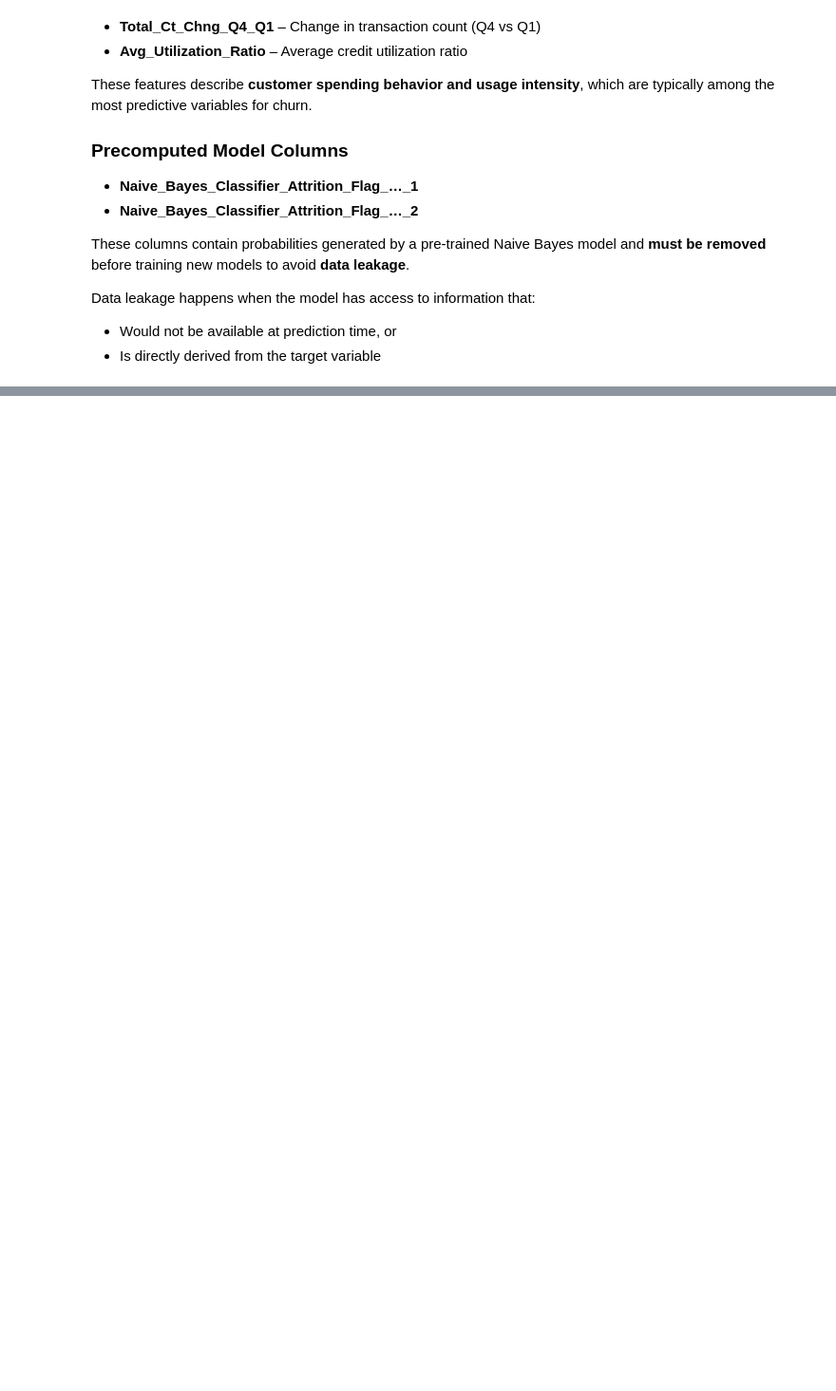
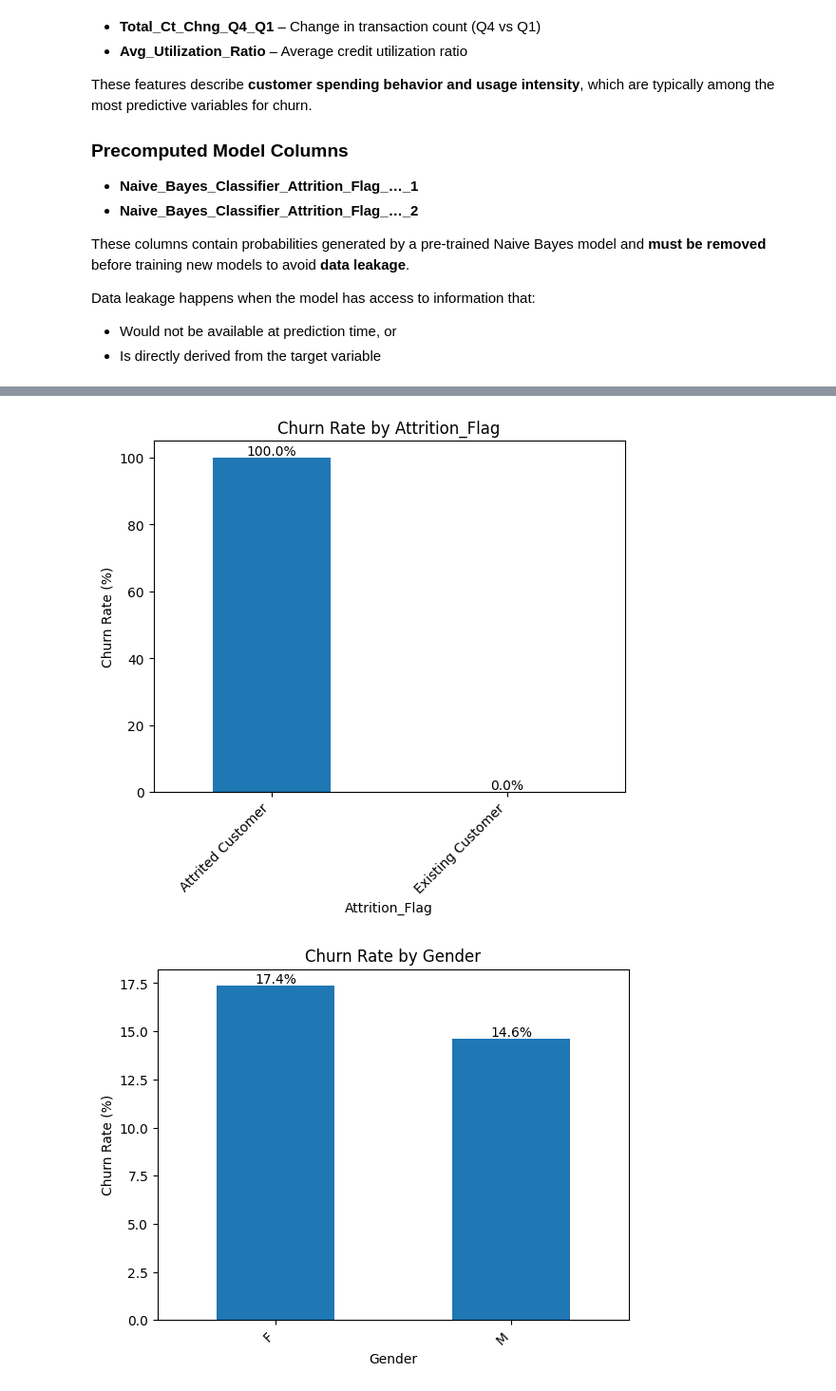
Before and after one commit to PPerezdeMadrid/ml-model, a Jupyter notebook: ChurnPredictor/02_EDA_Churn_predictor.ipynb, the cells around one changed output, grey strips where cells are left out. Shown at 95% size. Cells and saved outputs as stored; diff of their text form; code cells hidden in the pictures; blank space fills up the shorter version.

```diff
--- a/ChurnPredictor/02_EDA_Churn_predictor.ipynb
+++ b/ChurnPredictor/02_EDA_Churn_predictor.ipynb
@@ -192,0 +326,54 @@ df = df.drop(columns=[
+# %%
+# 3. Customer Demographics vs Churn
+# # Analyze how churn varies with:
+# # Customer_Age # Gender
+# # Education_Level
+# # Marital_Status
+# # Income_Category
+# # Dependent_count
+#
+# #Visuals: # Bar plots (churn rate by category) and Boxplots (age vs churn)
+
+# Helper function to compute churn rate by category
+def churn_rate_by_category(df, col, target="Attrition_Flag"):
+    churn_df = (
+        df.groupby(col)[target]
+        .apply(lambda x: (x == "Attrited Customer").mean() * 100) # For each category group, it calculates the percentage of customers who churned.
+        .sort_values(ascending=False)
+    )
+    return churn_df
+
+
+for col in cat_cols:
+    churn_rates = churn_rate_by_category(df, col)
+
+    plt.figure()
+    churn_rates.plot(kind="bar")
+    plt.title(f"Churn Rate by {col}")
+    plt.ylabel("Churn Rate (%)")
+    plt.xlabel(col)
+    plt.xticks(rotation=45, ha="right")
+    plt.show()
+
+dep_churn = churn_rate_by_category(df, "Dependent_count")
+
+# Sort by number of dependents (index), descending
+dep_churn = dep_churn.sort_index(ascending=False)
+plt.figure()
+dep_churn.plot(kind="bar")
+plt.title("Churn Rate by Dependent Count")
+plt.xlabel("Number of Dependents")
+plt.ylabel("Churn Rate (%)")
+plt.show()
+
+
+plt.figure()
+df.boxplot(column="Customer_Age", by="Attrition_Flag")
+plt.title("Customer Age by Attrition Status")
+plt.suptitle("")  # remove automatic subtitle
+plt.xlabel("Customer Status")
+plt.ylabel("Age")
+plt.show()
+# %% [output]
+[figure, added]
+[figure, added]
```
Also changed, not shown: parts of 31 cells of this notebook, 1 other file.
